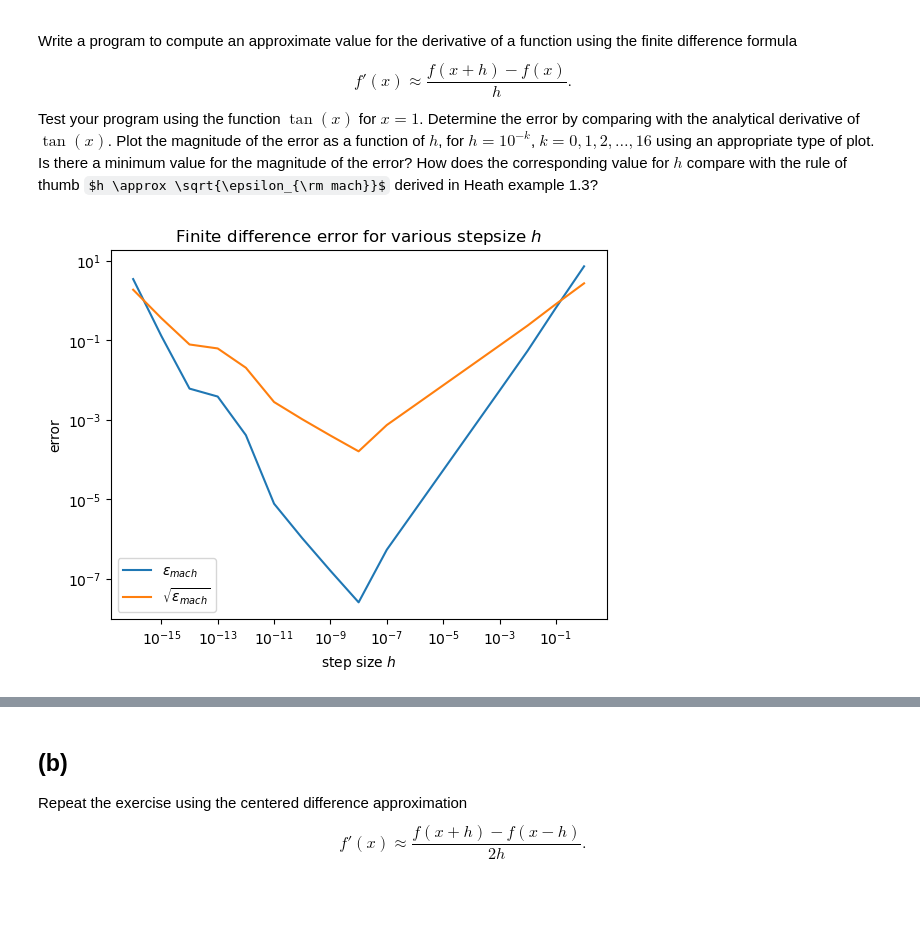
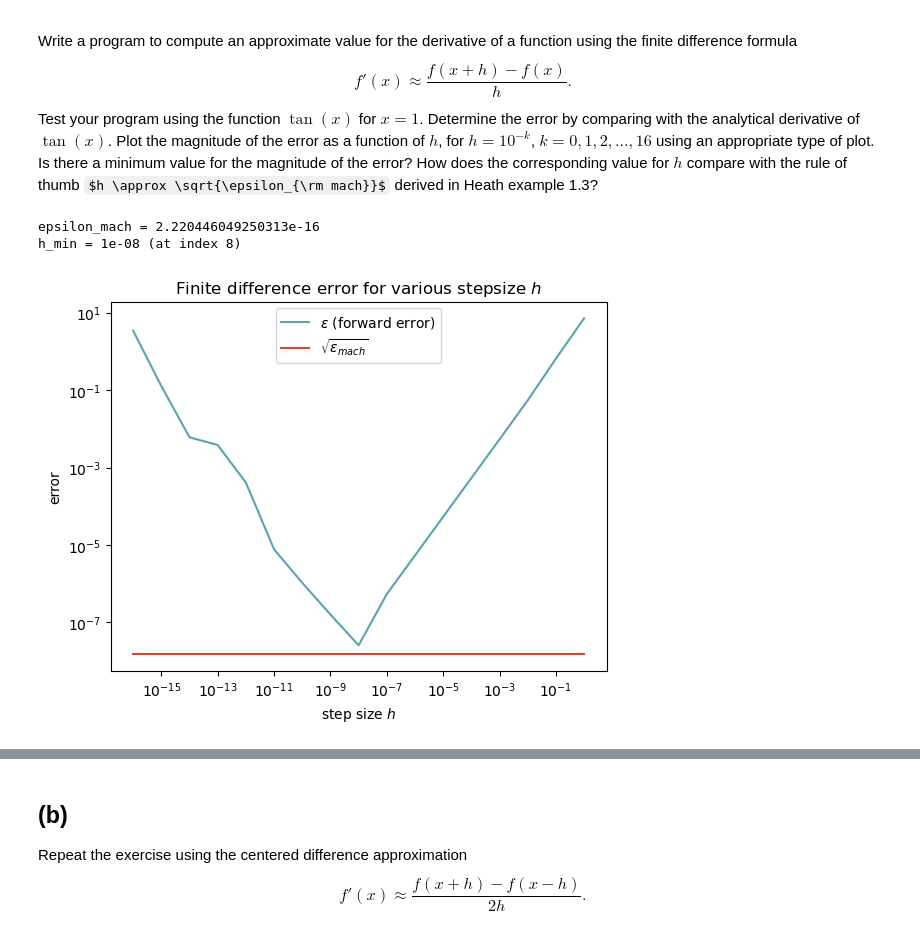
Before and after one commit to jonas4climate/na-assignment1, a Jupyter notebook: hw1_2023.ipynb, the cells around one changed output, grey strips where cells are left out. Saved outputs shown, nothing was run; the diff lists cells and outputs as text; code cells hidden in the pictures; some formulas as TeX source; blank space fills up the shorter version.

```diff
--- a/hw1_2023.ipynb
+++ b/hw1_2023.ipynb
@@ -53,8 +21,0 @@ When visualizing functions where $y$ has many different orders of magnitude, a l
-# %%
-x = np.linspace(1, 10, 10)
-plt.semilogy(x, x**0.5, label=r"$x^{1/2}$")
-plt.semilogy(x, x**1, label=r"$x$")
-plt.semilogy(x, x**2, label=r"$x^2$")
-plt.semilogy(x, x**3, label=r"$x^3$")
-plt.legend()
-plt.show()
@@ -65,17 +21,0 @@ When also the $x$-axis contains many orders of magnitude, a log-log plot is most
-# %%
-x = np.logspace(1, 10, 10, base=10)  # 10 points evenly between 10^1 and 10^10.
-print(x)
-
-plt.plot(x, x**0.5, label=r"$x^{1/2}$")
-plt.plot(x, x**1, label=r"$x$")
-plt.plot(x, x**2, label=r"$x^2$")
-plt.plot(x, x**3, label=r"$x^3$")
-plt.legend()
-plt.show()
-
-plt.loglog(x, x**0.5, label=r"$x^{1/2}$")
-plt.loglog(x, x**1, label=r"$x$")
-plt.loglog(x, x**2, label=r"$x^2$")
-plt.loglog(x, x**3, label=r"$x^3$")
-plt.legend()
-plt.show()
@@ -101,3 +22,6 @@ epsilon for the python float type:  2.220446049250313e-16
+# %%
+COLORS_BY_KEY = {'black': '#2B303A', 'green': '#0C7C59', 'blue': '#58A4B0', 'pink': '#9C7A97', 'red': '#D64933'}
+COLORS = list(COLORS_BY_KEY.values())
 # %% [markdown]
 -----
 # Exercise 1
@@ -109,25 +33,32 @@ Test your program using the function $\tan(x)$ for $x=1$. Determine the error by
 # %%
 def approx_f_prime_fd(f, x, h):
     return (f(x+h)-f(x))/h
 
 X = sympy.symbols('x')
 f = sympy.diff(sympy.tan(X), X)
 solution = f.subs(X, 1).evalf()
 
+e_mach = sys.float_info.epsilon
+print(f'epsilon_mach = {e_mach}')
+errors_mach = [np.sqrt(e_mach)]*len(hs)
+
 errors_fd = []
 hs = [10**-k for k in range(0, 17)]
 for h in hs:
     finite_difference = approx_f_prime_fd(tan, 1, h)
     errors_fd.append(abs(float(finite_difference-solution)))
 
-errors_fd_sqrt = [np.sqrt(error) for error in errors_fd]
-plt.loglog(hs, errors_fd)
-plt.loglog(hs, errors_fd_sqrt)
-plt.legend(['$\epsilon_{mach}$', '$\sqrt{\epsilon_{mach}}$'])
+idx_h_min = errors_fd.index(min(errors_fd))
+print(f'h_min = {hs[idx_h_min]} (at index {idx_h_min})')
+plt.loglog(hs, errors_fd, c=COLORS[2])
+plt.loglog(hs, errors_mach, c=COLORS[4])
+plt.legend(['$\epsilon$ (forward error)', '$\sqrt{\epsilon_{mach}}$'])
 plt.title('Finite difference error for various stepsize $h$')
 plt.xlabel('step size $h$')
 plt.ylabel('error')
 plt.show()
 # %% [output]
+epsilon_mach = 2.220446049250313e-16
+h_min = 1e-08 (at index 8)
-[figure, old version]
+[figure, new version]
 # %%
```
Also changed, not shown: parts of 19 cells of this notebook.
